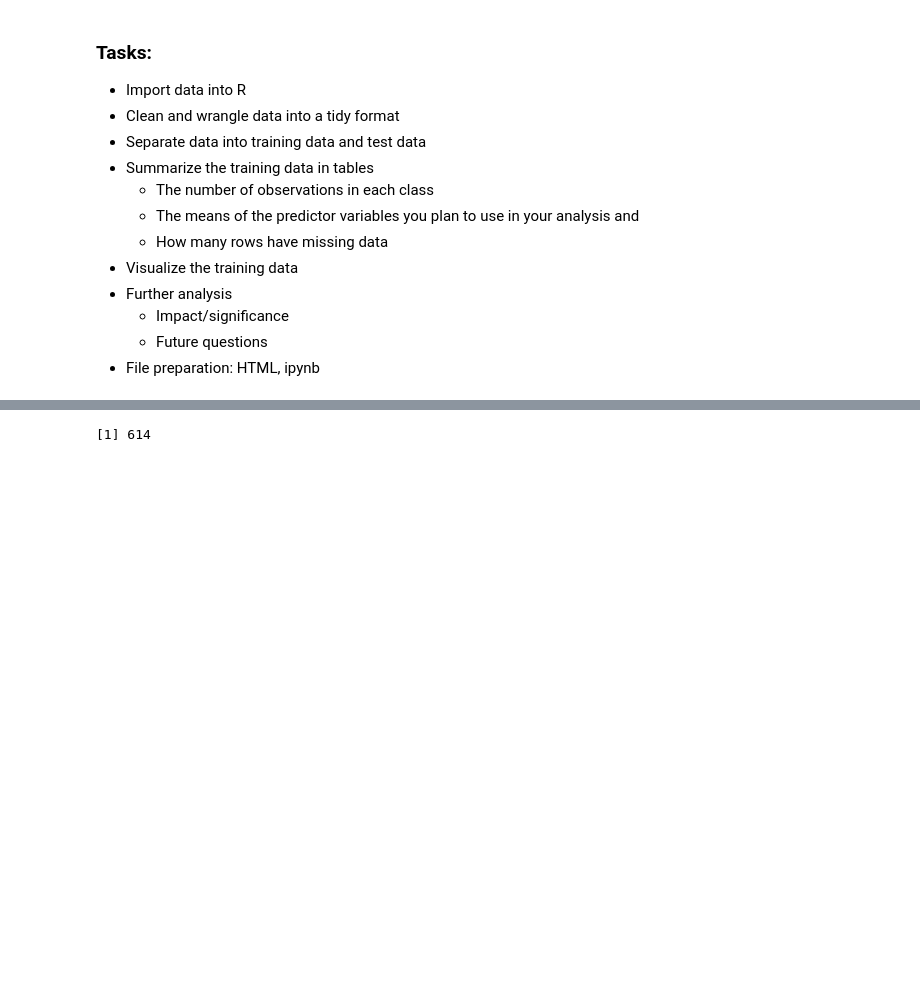
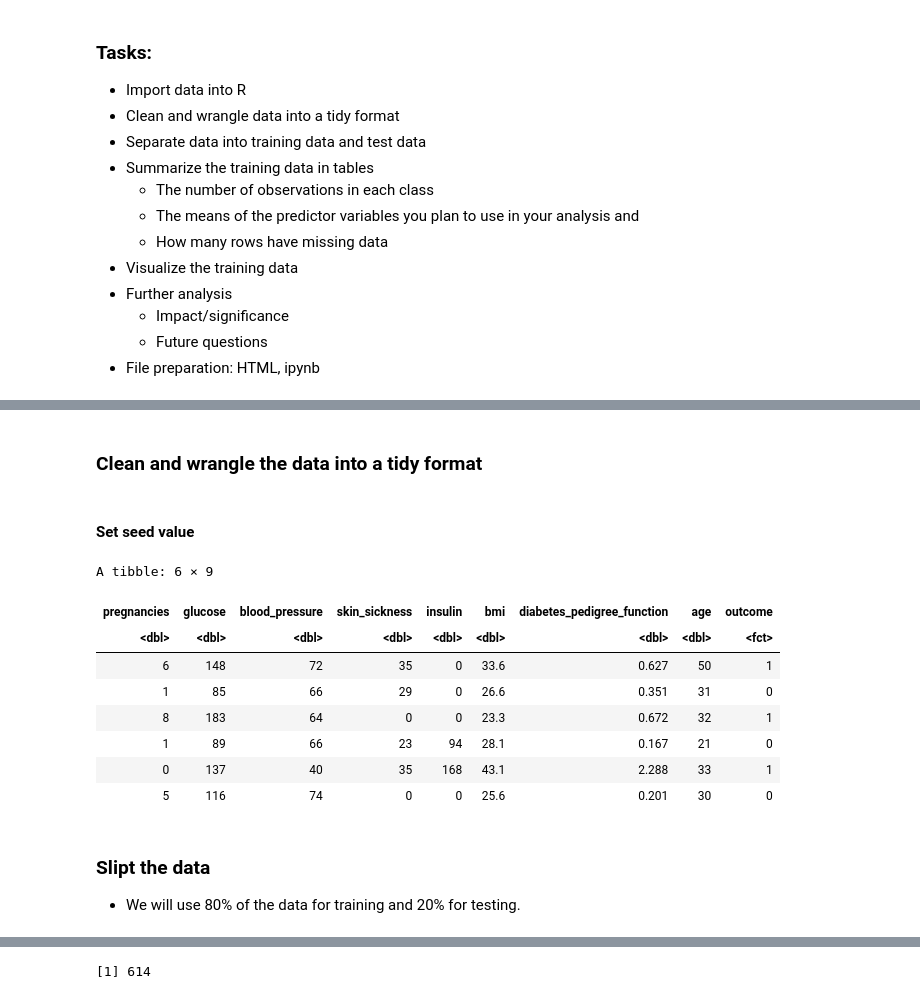
Before and after one commit to audrey-rw5683/dsci-100-2023w2-group-002-2, a Jupyter notebook: proposal.ipynb, the cells around one changed output, grey strips where cells are left out. Cells and saved outputs as stored; diff of their text form; code cells hidden in the pictures; blank space fills up the shorter version.

```diff
--- a/proposal.ipynb
+++ b/proposal.ipynb
@@ -126,0 +75,4 @@ A spec_tbl_df: 154 × 9
+# %% [markdown]
+### Clean and wrangle the data into a tidy format
+# %% [markdown]
+#### Set seed value
@@ -126,0 +81,30 @@ A spec_tbl_df: 154 × 9
+# %%
+# rename colunms to lowercase
+diabetes <- rename(diabetes_data,
+                 pregnancies =  Pregnancies,
+                 glucose = Glucose,
+                 blood_pressure = BloodPressure,
+                 skin_sickness = SkinThickness,
+                 insulin = Insulin,
+                 bmi = BMI,
+                 diabetes_pedigree_function = DiabetesPedigreeFunction,
+                 age = Age,
+                 outcome = Outcome)
+# we will be working with outcome as a categorical variable, we will convert it to a factor using the function as_factor.
+diabetes <- diabetes |>
+    mutate(outcome = as_factor(outcome))
+
+head(diabetes)
+# %% [output]
+A tibble: 6 × 9
+| pregnancies | glucose | blood_pressure | skin_sickness | insulin | bmi | diabetes_pedigree_function | age | outcome |
+| <dbl> | <dbl> | <dbl> | <dbl> | <dbl> | <dbl> | <dbl> | <dbl> | <fct> |
+| 6 | 148 | 72 | 35 | 0 | 33.6 | 0.627 | 50 | 1 |
+| 1 | 85 | 66 | 29 | 0 | 26.6 | 0.351 | 31 | 0 |
+| 8 | 183 | 64 | 0 | 0 | 23.3 | 0.672 | 32 | 1 |
+| 1 | 89 | 66 | 23 | 94 | 28.1 | 0.167 | 21 | 0 |
+| 0 | 137 | 40 | 35 | 168 | 43.1 | 2.288 | 33 | 1 |
+| 5 | 116 | 74 | 0 | 0 | 25.6 | 0.201 | 30 | 0 |
+# %% [markdown]
+### Slipt the data
+* We will use 80% of the data for training and 20% for testing.
```
Also changed, not shown: parts of 12 cells of this notebook.
